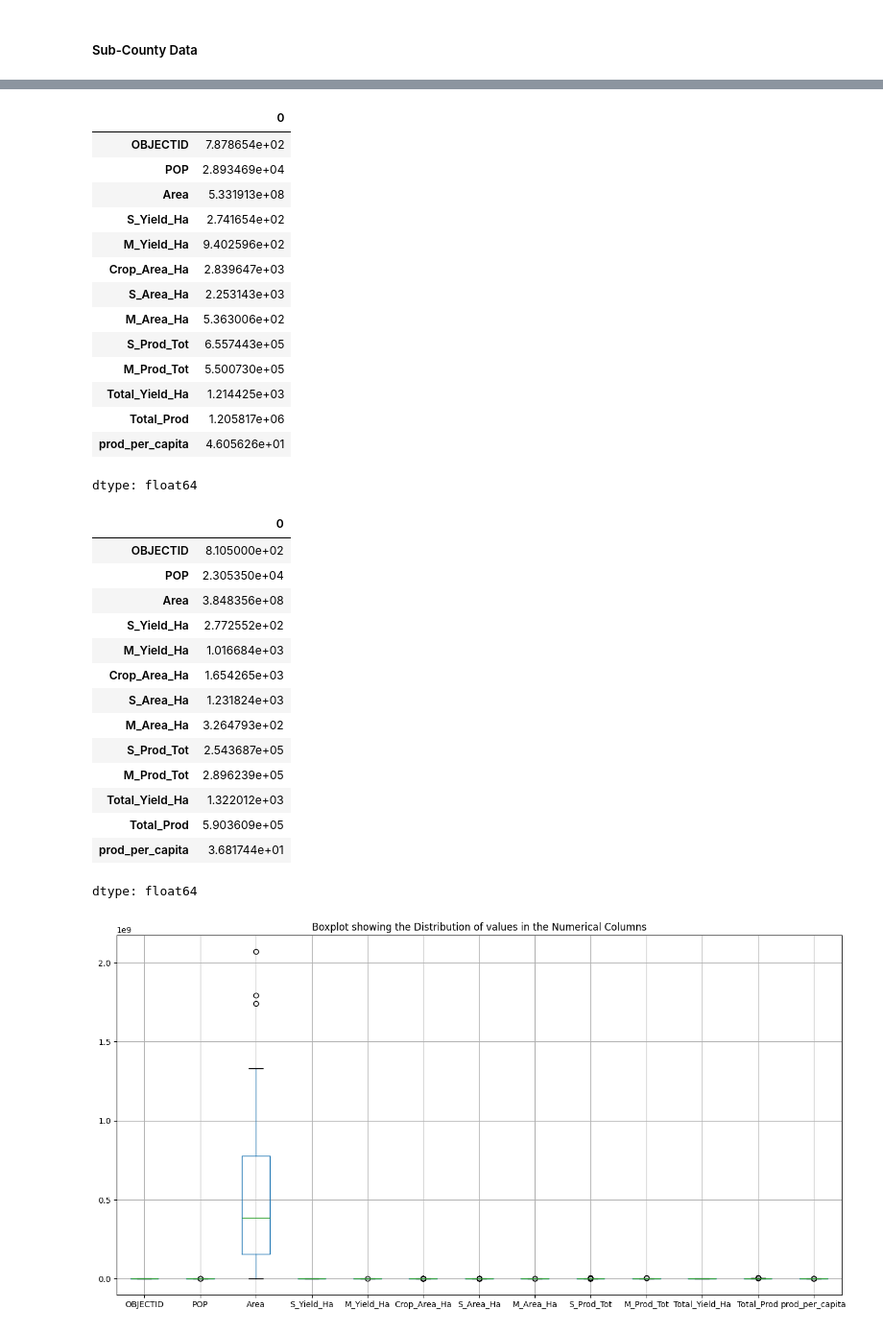
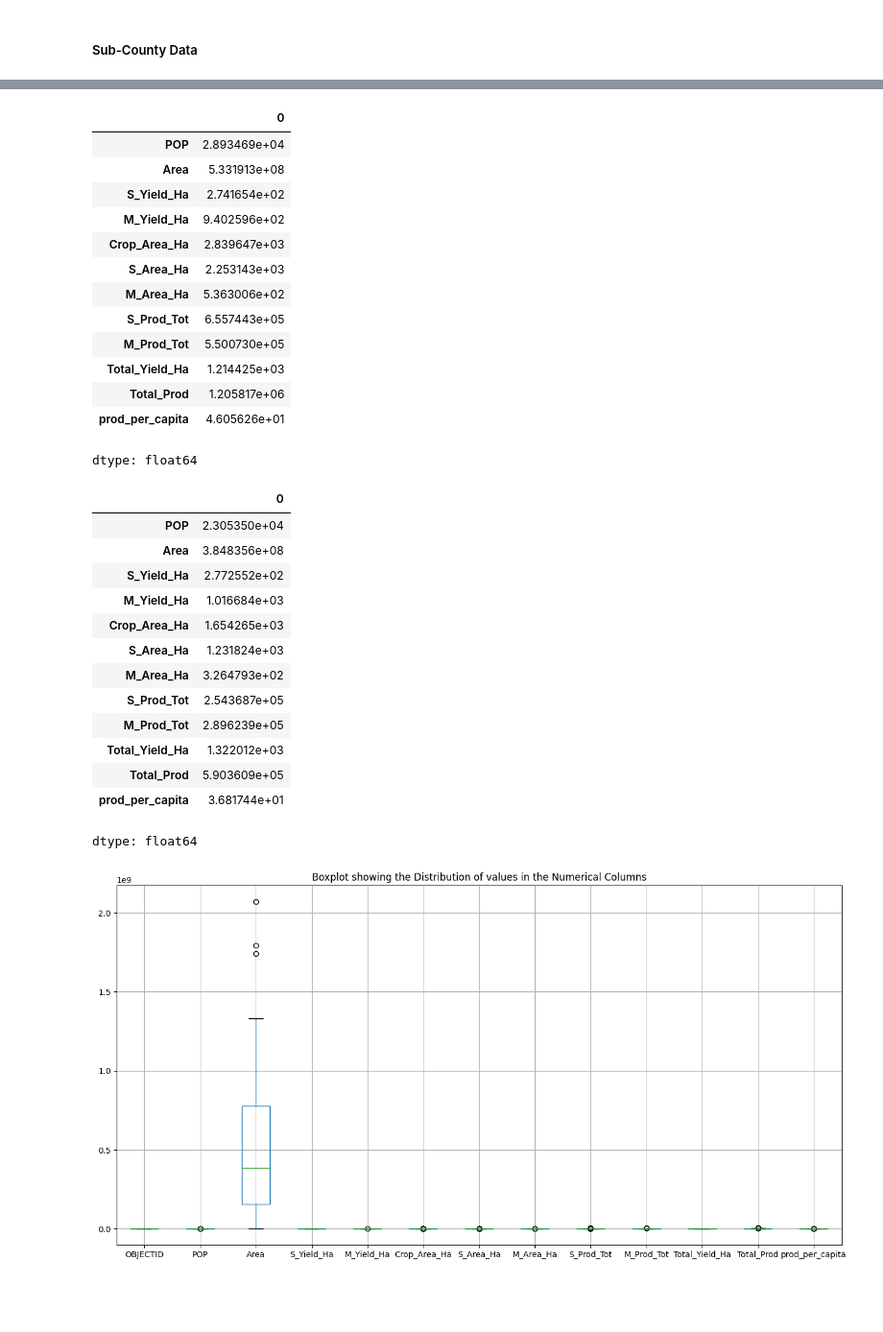
Before and after one commit to Jimmy-ai1/Karamoja-2017-Crop-Season-Analysis, a Jupyter notebook: 2017_Karamoja_Crop_Season_Analysis.ipynb, the cells around one changed output, grey strips where cells are left out. Shown at 96% size. Saved outputs shown, nothing was run; the diff lists cells and outputs as text; code cells hidden in the pictures; blank space fills up the shorter version.

```diff
--- a/2017_Karamoja_Crop_Season_Analysis.ipynb
+++ b/2017_Karamoja_Crop_Season_Analysis.ipynb
@@ -295,10 +329,9 @@ subcounty.describe()
 | max | 1320.000000 | 100919.000000 | 2.069555e+09 | 560.313070 | 1396.991494 | 13587.990760 | 12964.499730 | 3840.698081 | 4.582294e+06 | ... |
 # %%
 # Finding the mean of the numerical columns
-subcounty.mean(numeric_only=True)
+subcounty.mean(numeric_only=True).drop('OBJECTID')
 # %% [output]
 |  | 0 |
-| OBJECTID | 7.878654e+02 |
 | POP | 2.893469e+04 |
 | Area | 5.331913e+08 |
 | S_Yield_Ha | 2.741654e+02 |
@@ -314,10 +347,9 @@ subcounty.mean(numeric_only=True)
 dtype: float64
 # %%
 # Finding the median of the numerical columns
-subcounty.median(numeric_only=True)
+subcounty.median(numeric_only=True).drop('OBJECTID')
 # %% [output]
 |  | 0 |
-| OBJECTID | 8.105000e+02 |
 | POP | 2.305350e+04 |
 | Area | 3.848356e+08 |
 | S_Yield_Ha | 2.772552e+02 |
```
Also changed, not shown: parts of 12 cells of this notebook.
